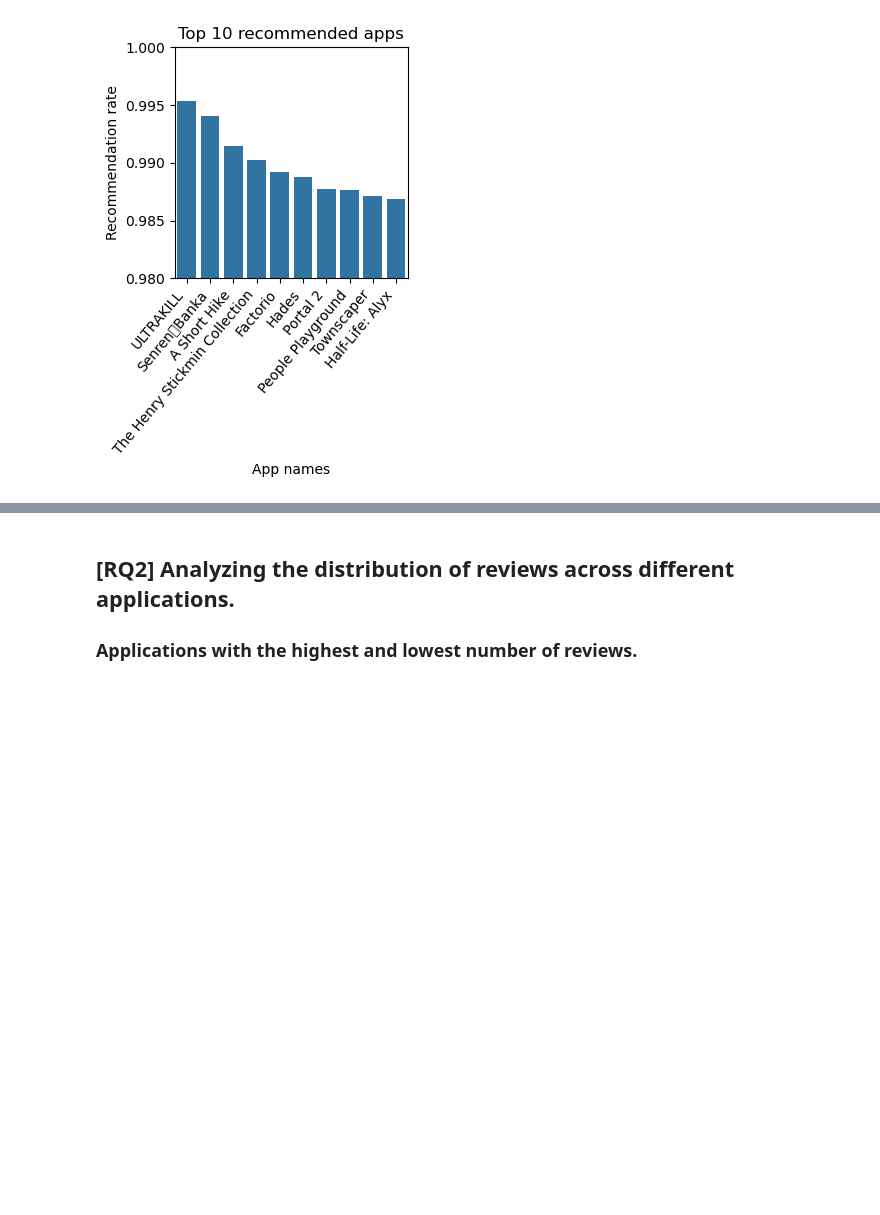
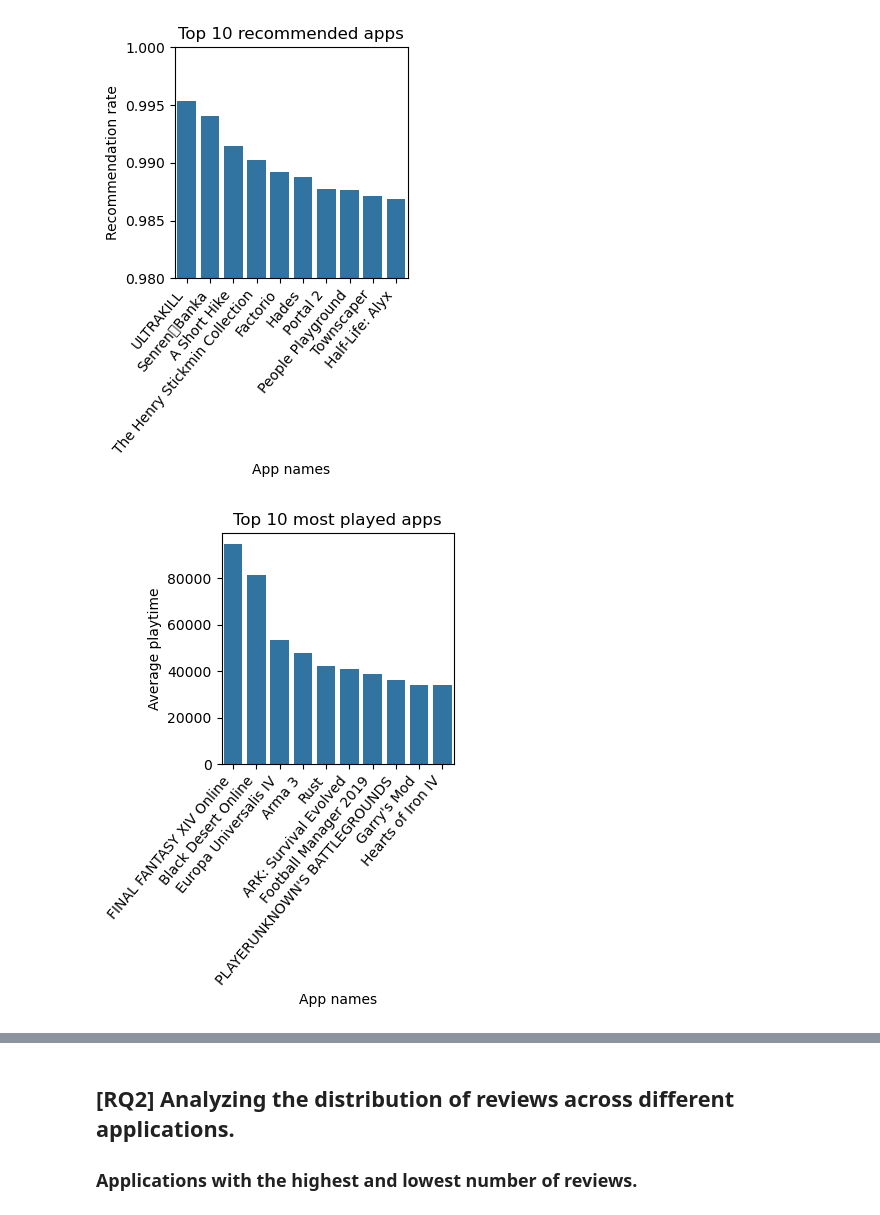
Before and after one commit to yaraoyoussef/ADM-HW2, a Jupyter notebook: main.ipynb, the cells around one changed output, grey strips where cells are left out. Saved outputs shown, nothing was run; the diff lists cells and outputs as text; code cells hidden in the pictures; blank space fills up the shorter version.

```diff
--- a/main.ipynb
+++ b/main.ipynb
@@ -172,3 +173,17 @@ plt.ylabel("Recommendation rate")
 plt.show()
 # %% [output]
 [figure]
+# %%
+# Extract the most played apps
+avg_playtime = df.groupby('app_name')['author.playtime_forever'].mean()
+most_played = avg_playtime.sort_values(ascending=False).head(10)
+
+plt.figure(figsize=(3,3))
+sns.barplot(x=most_played.index, y=most_played.values)
+plt.title("Top 10 most played apps")
+plt.xticks(rotation=50, ha='right')
+plt.xlabel("App names")
+plt.ylabel("Average playtime")
+plt.show()
+# %% [output]
+[figure, added]
```
Also changed, not shown: parts of 7 cells of this notebook.
